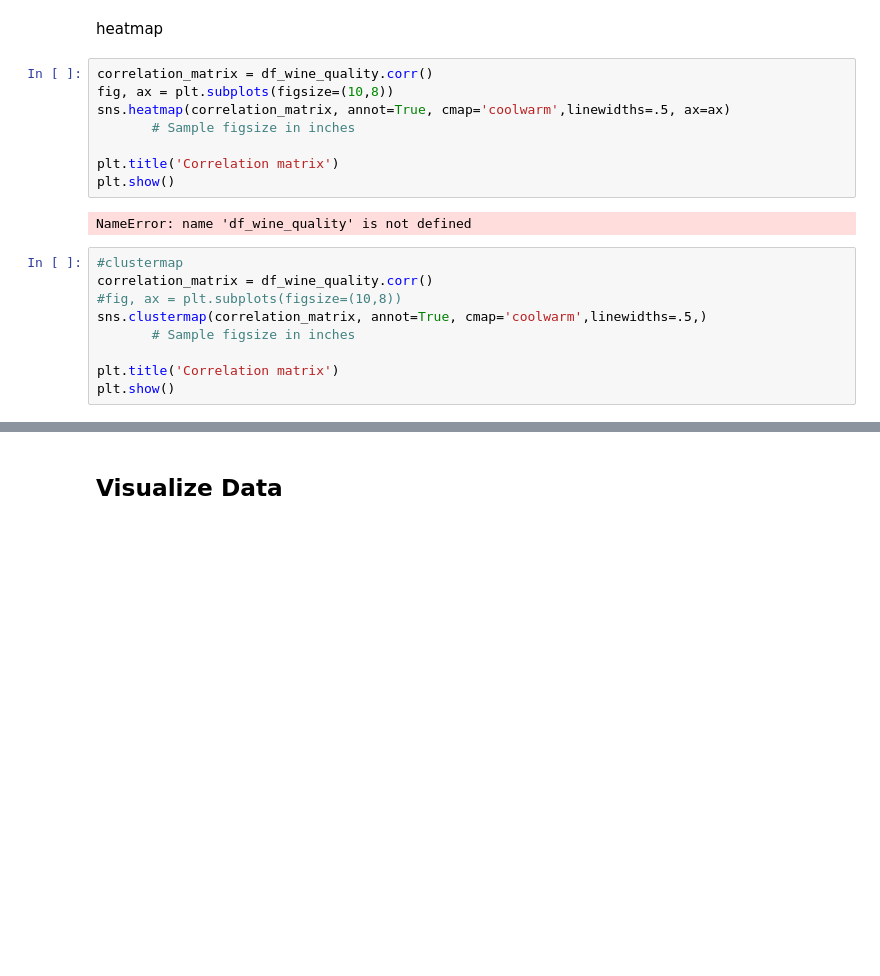
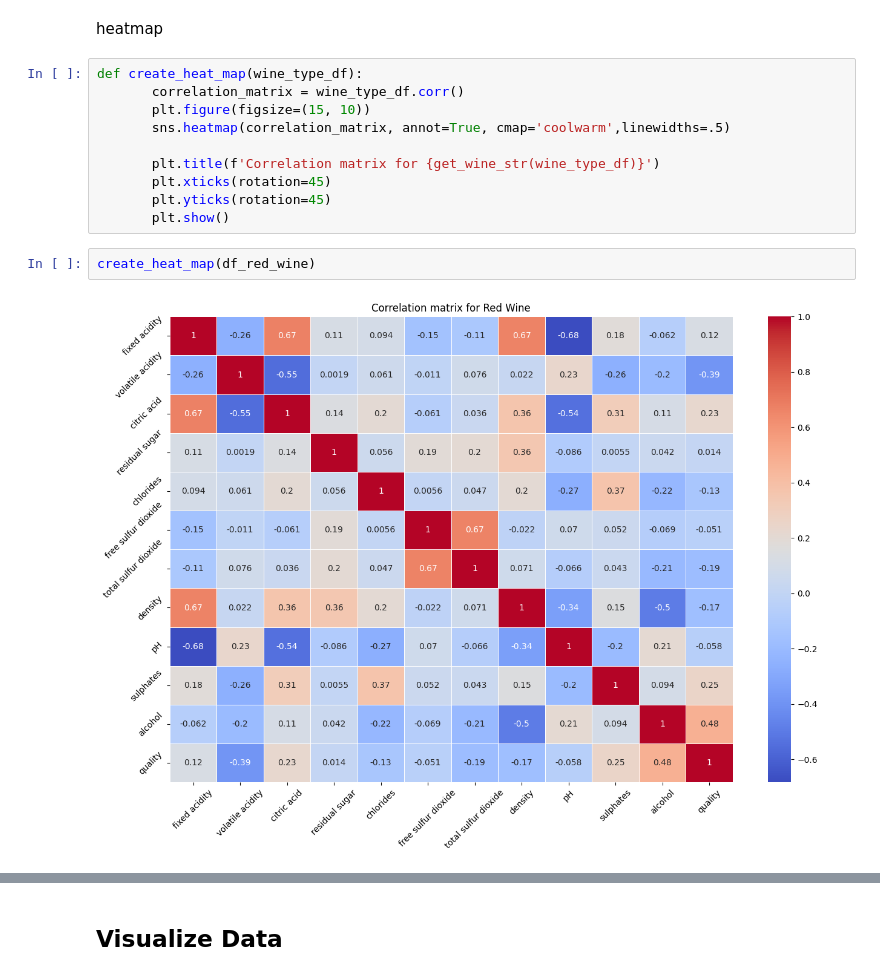
Before and after one commit to ZofiaSamsel/Wine_quality, a Jupyter notebook: main.ipynb, the cells around one changed output, grey strips where cells are left out. Saved outputs shown, nothing was run; the diff lists cells and outputs as text; blank space fills up the shorter version.

Commit message:
update heatmap.

```diff
--- a/main.ipynb
+++ b/main.ipynb
@@ -402,21 +400,16 @@ quality: 0.22
 # %% [markdown]
 heatmap
 # %%
-correlation_matrix = df_wine_quality.corr()
-fig, ax = plt.subplots(figsize=(10,8))
-sns.heatmap(correlation_matrix, annot=True, cmap='coolwarm',linewidths=.5, ax=ax)
-       # Sample figsize in inches
+def create_heat_map(wine_type_df):
+       correlation_matrix = wine_type_df.corr()
+       plt.figure(figsize=(15, 10))
+       sns.heatmap(correlation_matrix, annot=True, cmap='coolwarm',linewidths=.5)
 
-plt.title('Correlation matrix')
-plt.show()
+       plt.title(f'Correlation matrix for {get_wine_str(wine_type_df)}')
+       plt.xticks(rotation=45)
+       plt.yticks(rotation=45)
+       plt.show()
-# %% [output]
-NameError: name 'df_wine_quality' is not defined
-# %%
-#clustermap
-correlation_matrix = df_wine_quality.corr()
-#fig, ax = plt.subplots(figsize=(10,8))
-sns.clustermap(correlation_matrix, annot=True, cmap='coolwarm',linewidths=.5,)
-       # Sample figsize in inches
-
-plt.title('Correlation matrix')
-plt.show()
+# %%
+create_heat_map(df_red_wine)
+# %% [output]
+[figure, added]
```
Also changed, not shown: parts of 4 cells of this notebook.
